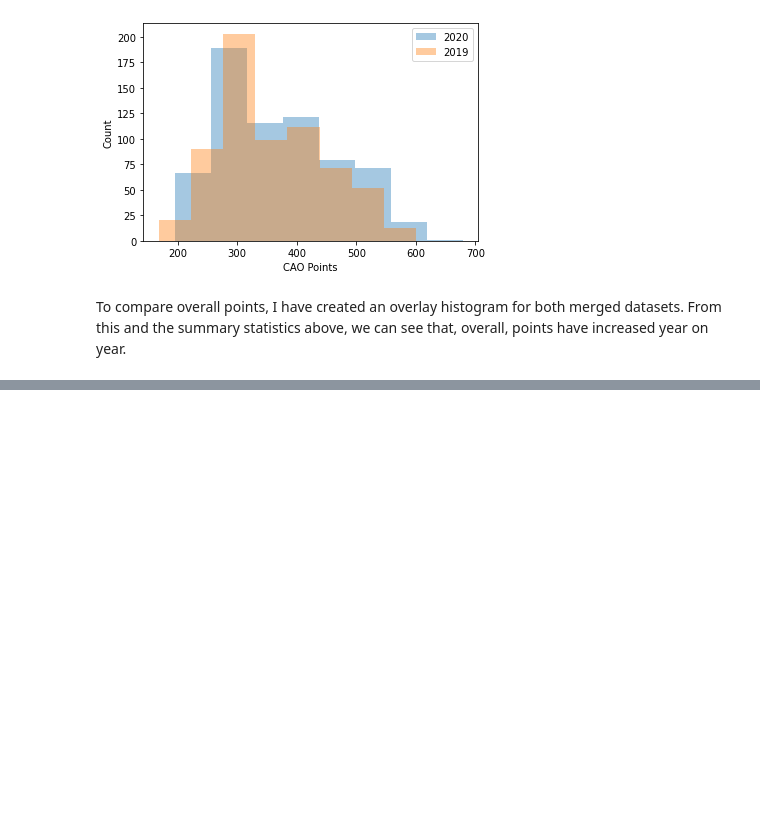
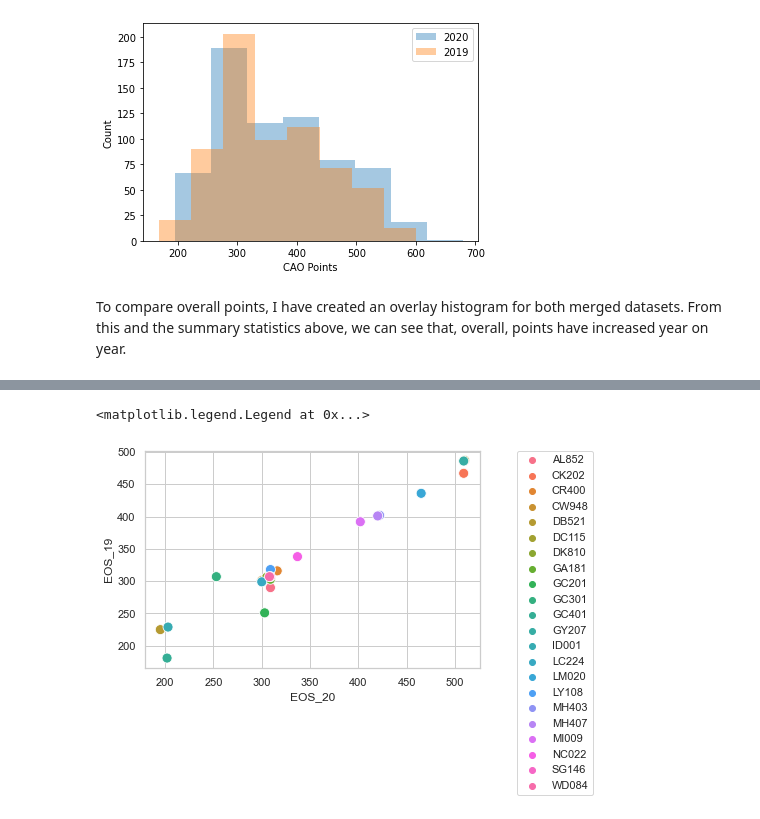
Before and after one commit to BTunney92/FODA---Project, a Jupyter notebook: cao.ipynb, the cells around one changed output, grey strips where cells are left out. Cells and saved outputs as stored; diff of their text form; code cells hidden in the pictures; blank space fills up the shorter version.

```diff
--- a/cao.ipynb
+++ b/cao.ipynb
@@ -208,0 +232,7 @@ To compare overall points, I have created an overlay histogram for both merged d
+# %%
+sns.set(style="whitegrid")
+sns.scatterplot(data = data_acc_20_19, x = "EOS_20", y = "EOS_19", hue = "code", s =100)
+plt.legend(bbox_to_anchor=(1.11, 1), borderaxespad=0)
+# %% [output]
+<matplotlib.legend.Legend at 0x...>
+[figure, added]
```
Also changed, not shown: parts of 6 cells of this notebook, 3 other files.
